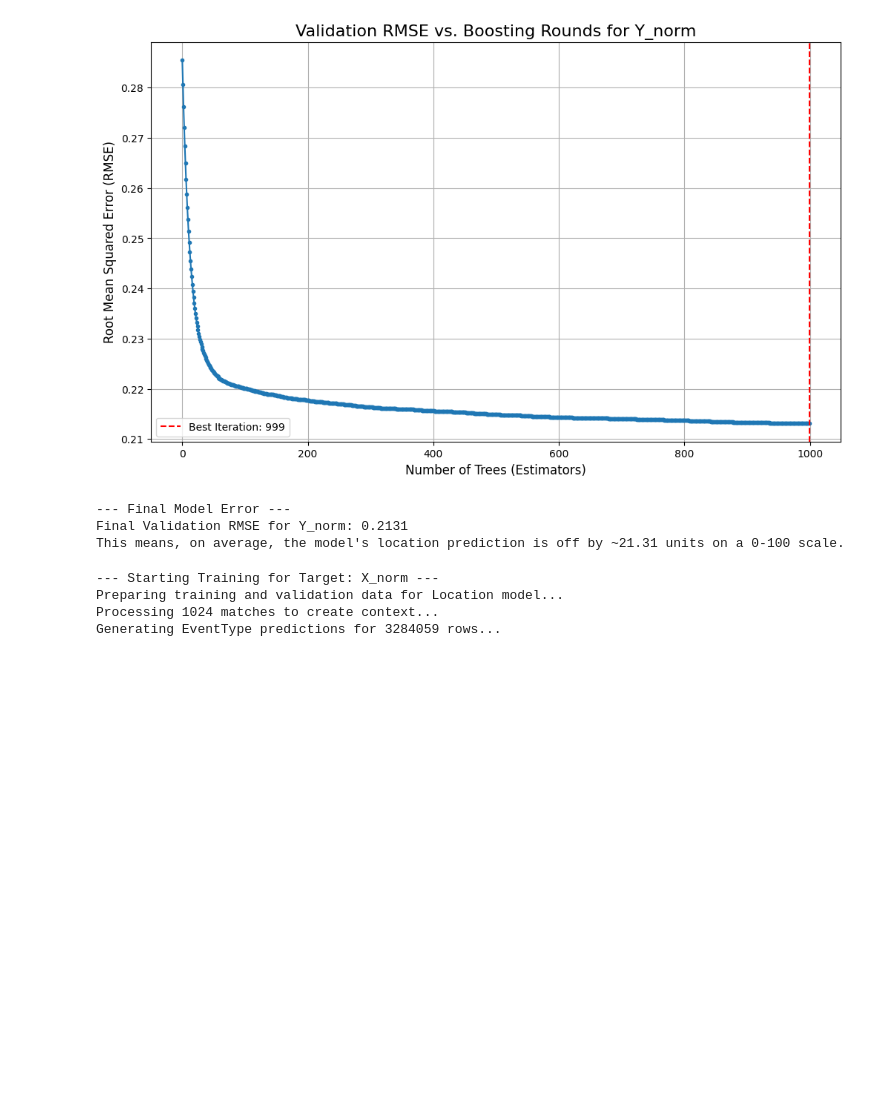
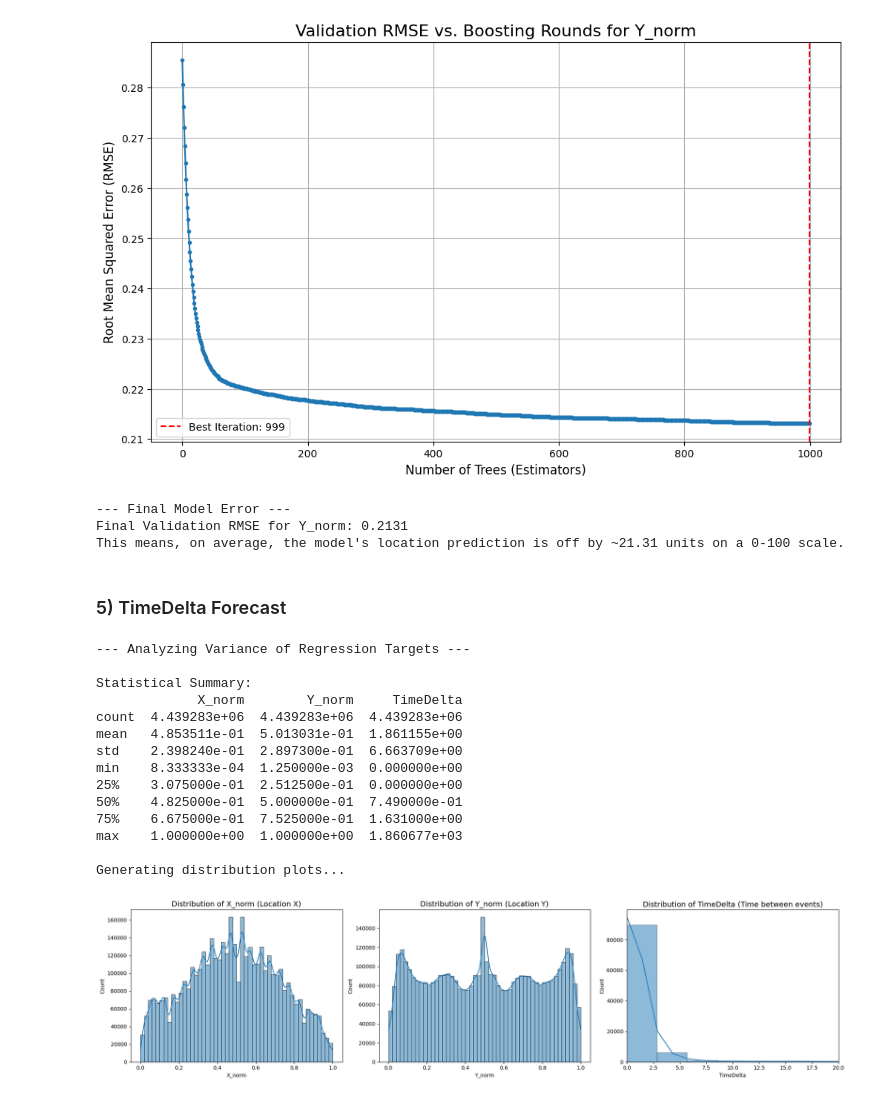
Before and after one commit to SLy-Precision/Player-Detection-and-Team-Performance-Prediction, a Jupyter notebook: 03_AEGIS.ipynb, the cells around one changed output. Cells and saved outputs as stored; diff of their text form; code cells hidden in the pictures; blank space fills up the shorter version.

```diff
--- a/03_AEGIS.ipynb
+++ b/03_AEGIS.ipynb
@@ -1489,8 +1404,65 @@ def train_location_model(df, train_ids, val_ids, event_type_model, target_col, s
-# %%
-# 1. Train the model for the X coordinate
-x_model = train_location_model(df, array_training, array_validation, event_type_model, target_col='X_norm')
-# %% [output]
---- Starting Training for Target: X_norm ---
-Preparing training and validation data for Location model...
-Processing 1024 matches to create context...
-Generating EventType predictions for 3284059 rows...
+# %% [markdown]
+### 5) TimeDelta Forecast
+# %%
+df_AEGIS = pd.read_csv(path + 'AEGIS_data.csv')
+# %%
+import matplotlib.pyplot as plt
+import seaborn as sns
+
+df = df_AEGIS
+
+# ===================================================================
+# 🚀 Pre-Training Analysis: Variance and Distribution Check
+# ===================================================================
+
+# --- 1. Define the columns we want to analyze ---
+regression_targets = ['X_norm', 'Y_norm', 'TimeDelta']
+
+print("--- Analyzing Variance of Regression Targets ---")
+
+# --- 2. Statistical Summary (Focus on 'std') ---
+# 'std' is the standard deviation, the square root of variance. A higher 'std' means more dispersion.
+print("\nStatistical Summary:")
+print(df[regression_targets].describe())
+
+
+# --- 3. Visualizing the Distributions ---
+print("\nGenerating distribution plots...")
+plt.figure(figsize=(20, 5))
+
+# Plot for X_norm
+plt.subplot(1, 3, 1)
+sns.histplot(df['X_norm'], kde=True, bins=50)
+plt.title('Distribution of X_norm (Location X)', fontsize=14)
+
+# Plot for Y_norm
+plt.subplot(1, 3, 2)
+sns.histplot(df['Y_norm'], kde=True, bins=50)
+plt.title('Distribution of Y_norm (Location Y)', fontsize=14)
+
+# Plot for TimeDelta
+plt.subplot(1, 3, 3)
+# We plot a smaller sample for TimeDelta and limit the x-axis to see the main distribution,
+# as it has a very long tail of outliers.
+sns.histplot(df['TimeDelta'].sample(100000), kde=True, bins=100)
+plt.title('Distribution of TimeDelta (Time between events)', fontsize=14)
+plt.xlim(0, 20) # Focus on the 0-20 second range
+
+plt.tight_layout()
+plt.show()
+# %% [output]
+--- Analyzing Variance of Regression Targets ---
+
+Statistical Summary:
+             X_norm        Y_norm     TimeDelta
+count  4.439283e+06  4.439283e+06  4.439283e+06
+mean   4.853511e-01  5.013031e-01  1.861155e+00
+std    2.398240e-01  2.897300e-01  6.663709e+00
+min    8.333333e-04  1.250000e-03  0.000000e+00
+25%    3.075000e-01  2.512500e-01  0.000000e+00
+50%    4.825000e-01  5.000000e-01  7.490000e-01
+75%    6.675000e-01  7.525000e-01  1.631000e+00
+max    1.000000e+00  1.000000e+00  1.860677e+03
+
+Generating distribution plots...
+[figure, added]
```
Also changed, not shown: parts of 2 cells of this notebook.
